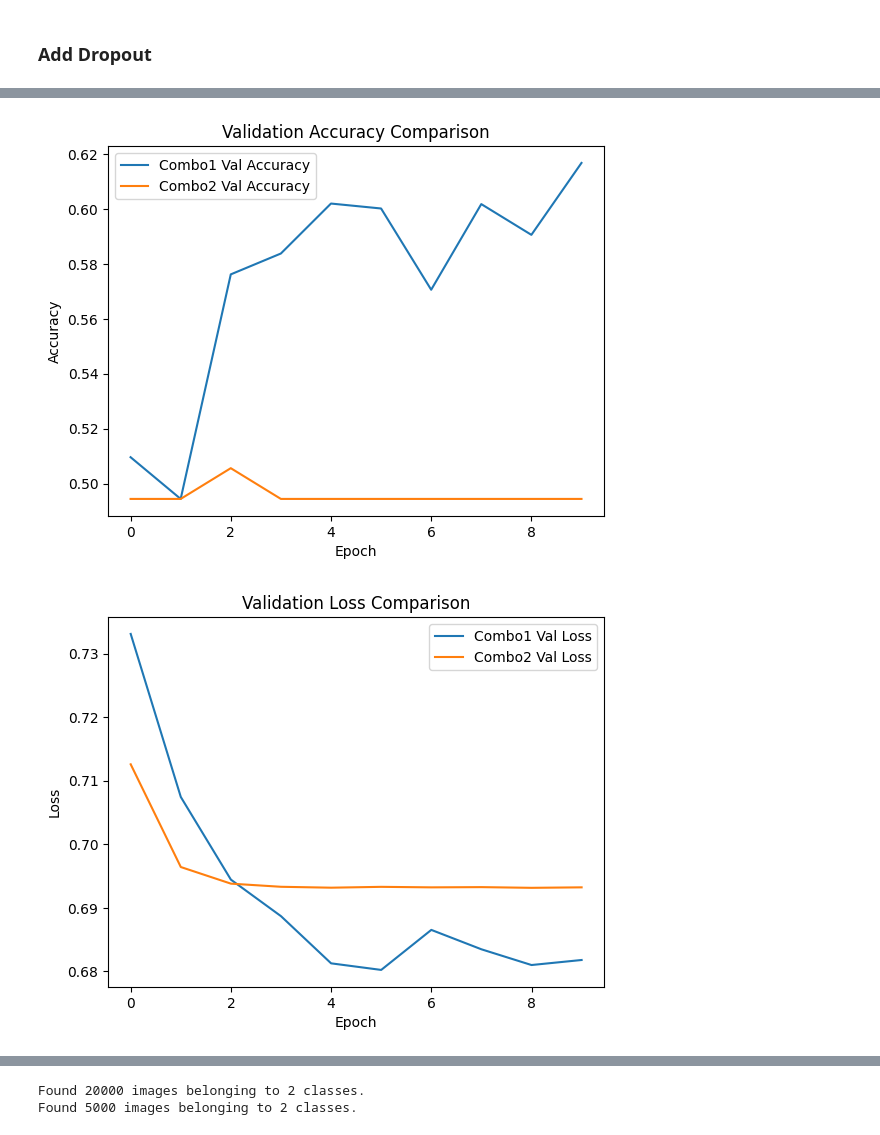
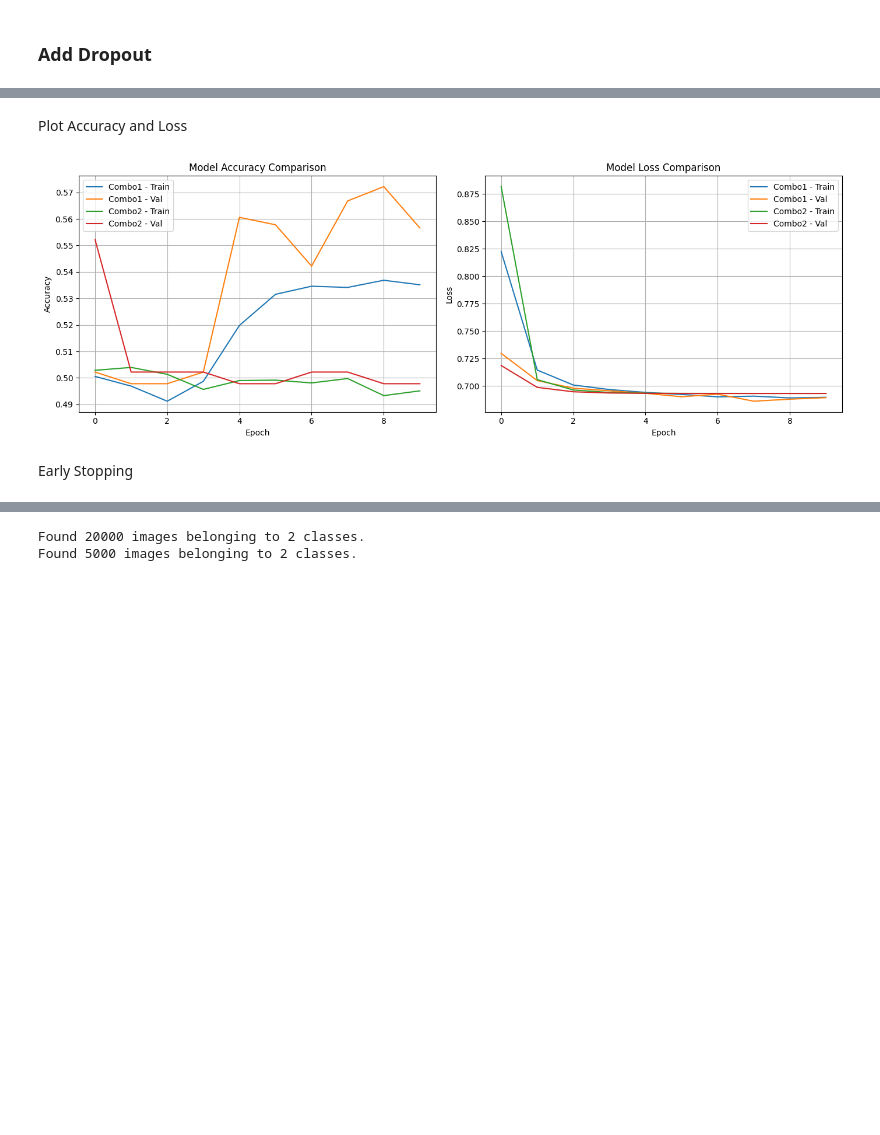
Before and after one commit to PrathikRamagiri/cats-vs-dogs, a Jupyter notebook: cats_vs_dogs.ipynb, the cells around one changed output, grey strips where cells are left out. Saved outputs shown, nothing was run; the diff lists cells and outputs as text; code cells hidden in the pictures; blank space fills up the shorter version.

```diff
--- a/cats_vs_dogs.ipynb
+++ b/cats_vs_dogs.ipynb
@@ -404,24 +412,43 @@ Epoch 10/10
+# %% [markdown]
+Plot Accuracy and Loss
 # %%
-# Accuracy comparison
-plt.plot(history_combo1.history['val_accuracy'], label='Combo1 Val Accuracy')
-plt.plot(history_combo2.history['val_accuracy'], label='Combo2 Val Accuracy')
-plt.title('Validation Accuracy Comparison')
+import matplotlib.pyplot as plt
+
+# Set figure size for side-by-side plots
+plt.figure(figsize=(14, 5))
+
+# --- Accuracy Plot ---
+plt.subplot(1, 2, 1)
+plt.plot(history_combo1.history['accuracy'], label='Combo1 - Train')
+plt.plot(history_combo1.history['val_accuracy'], label='Combo1 - Val')
+plt.plot(history_combo2.history['accuracy'], label='Combo2 - Train')
+plt.plot(history_combo2.history['val_accuracy'], label='Combo2 - Val')
+plt.title('Model Accuracy Comparison')
 plt.xlabel('Epoch')
 plt.ylabel('Accuracy')
 plt.legend()
-plt.show()
+plt.grid(True)
 
-# Loss comparison
-plt.plot(history_combo1.history['val_loss'], label='Combo1 Val Loss')
-plt.plot(history_combo2.history['val_loss'], label='Combo2 Val Loss')
-plt.title('Validation Loss Comparison')
+# --- Loss Plot ---
+plt.subplot(1, 2, 2)
+plt.plot(history_combo1.history['loss'], label='Combo1 - Train')
+plt.plot(history_combo1.history['val_loss'], label='Combo1 - Val')
+plt.plot(history_combo2.history['loss'], label='Combo2 - Train')
+plt.plot(history_combo2.history['val_loss'], label='Combo2 - Val')
+plt.title('Model Loss Comparison')
 plt.xlabel('Epoch')
 plt.ylabel('Loss')
 plt.legend()
+plt.grid(True)
+
+# Final layout and save
+plt.tight_layout()
+plt.savefig('/content/combo_accuracy_loss.png')
 plt.show()
 # %% [output]
-[figure, old version]
+[figure, new version]
-[figure, removed]
+# %% [markdown]
+Early Stopping
 # %%
 from tensorflow.keras import models, layers
 from tensorflow.keras.callbacks import EarlyStopping
```
Also changed, not shown: parts of 21 cells of this notebook.
